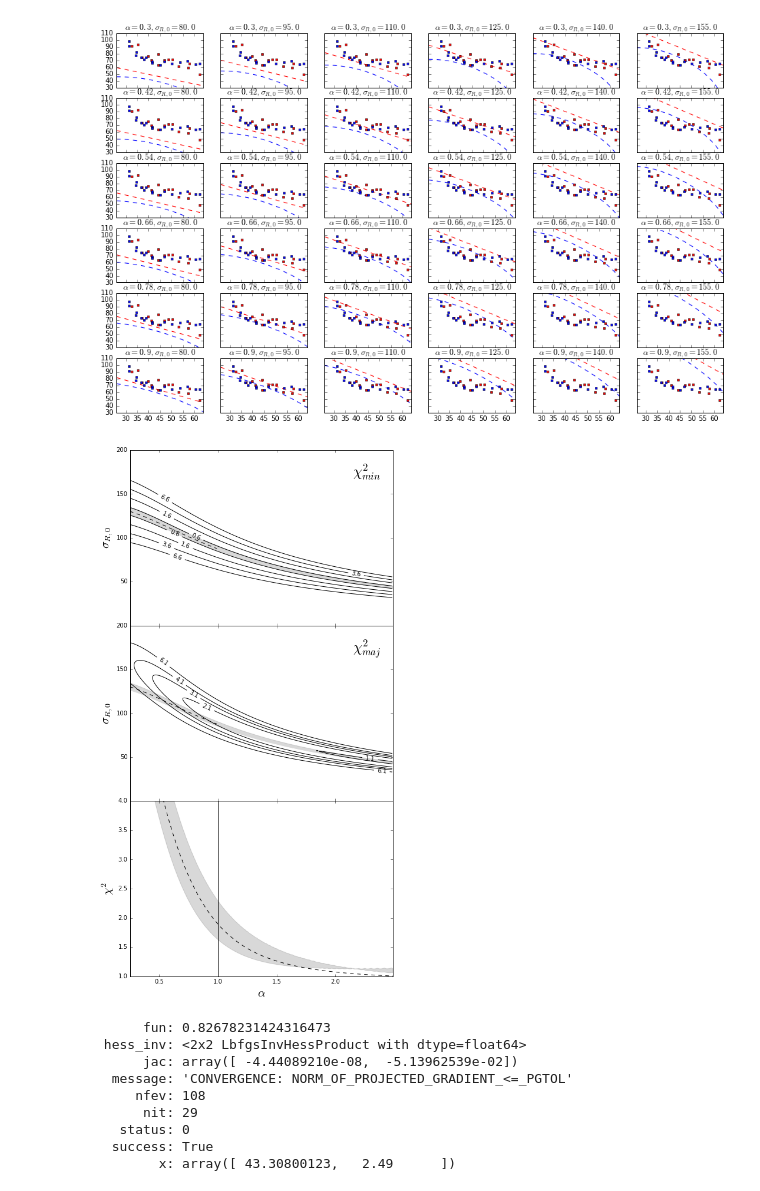
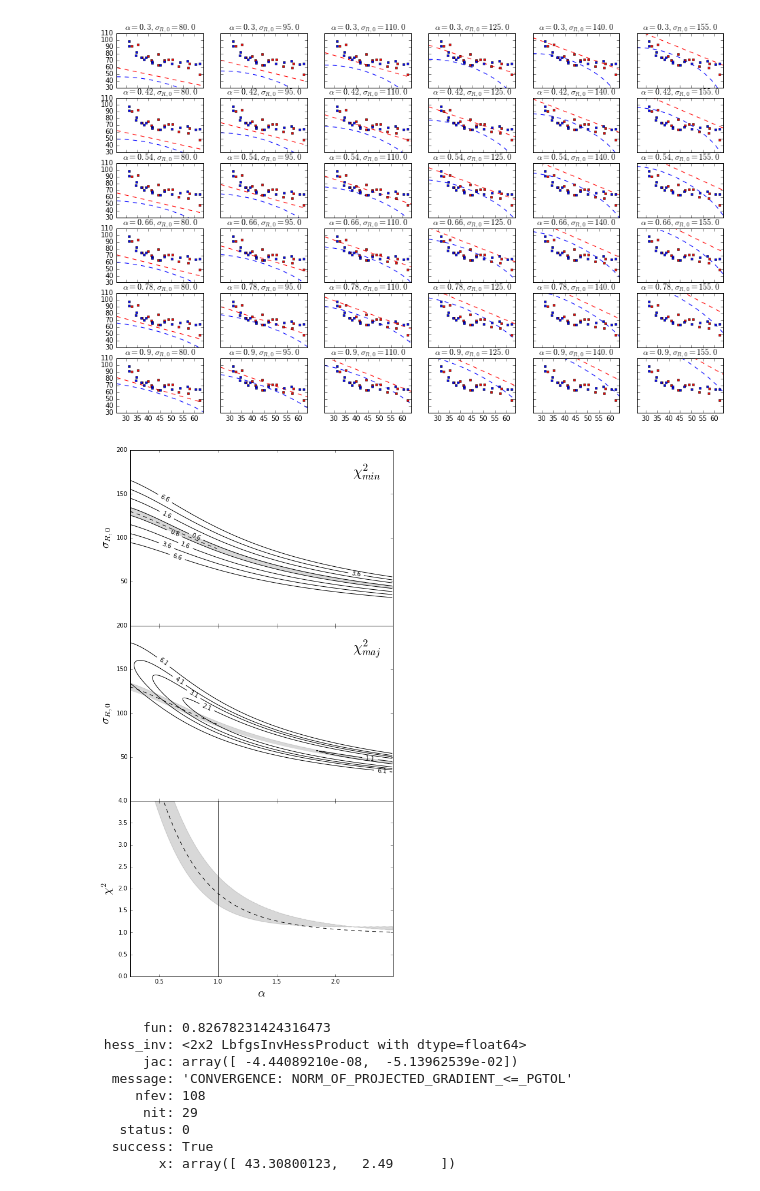
Before and after one commit to Amarchuk/2FInstability, a Jupyter notebook: notebooks/n2775_gerssen.ipynb, the cells around one changed output. Drawn from its saved outputs; the diff is of its cells as text; code cells hidden in the pictures.

```diff
--- a/notebooks/n2775_gerssen.ipynb
+++ b/notebooks/n2775_gerssen.ipynb
@@ -578,35 +578,35 @@ ax.set_ylabel(r'$\chi^2$', size=20.)
 ax.set_xlabel(r'$\alpha$', size=20.)
 
 
 import scipy.interpolate as sp
 try:
     f1 = sp.interp1d(x2, err_maj1, kind='linear')
     ax.fill_between(x1, map(f1, x1), err_maj2, color='grey', alpha=0.3)
 except Exception:
     f2 = sp.interp1d(x1, err_maj2, kind='linear')
     ax.fill_between(x2, map(f2, x2), err_maj1, color='grey', alpha=0.3)
 
 ax.set_ylabel(r'$\chi^2$', size=20.)
 ax.set_xlabel(r'$\alpha$', size=20.)
 ax.axvline(x=1.0, color='black')
 
-ax.set_ylim(1., 4.)
+ax.set_ylim(0., 4.)
 
 
 fig.subplots_adjust(hspace=0.)
 axes[0].yaxis.get_major_ticks()[0].set_visible(False)
 axes[1].yaxis.get_major_ticks()[0].set_visible(False)
 ax.set_xlim(0.25, alphas[-1])
 
 plt.savefig('ngc2775_maps.eps', format='eps')
 plt.savefig('ngc2775_maps.png', format='png')
 plt.savefig('ngc2775_maps.pdf', format='pdf', dpi=150)
 
 plt.show()
 
 os.chdir("C:\\science\\2FInstability\\data\\ngc2775")
 # %% [output]
-[figure, old version]
+[figure, new version]
 # %%
 import scipy.optimize as opt
 
```
Also changed, not shown: 4 other files.
